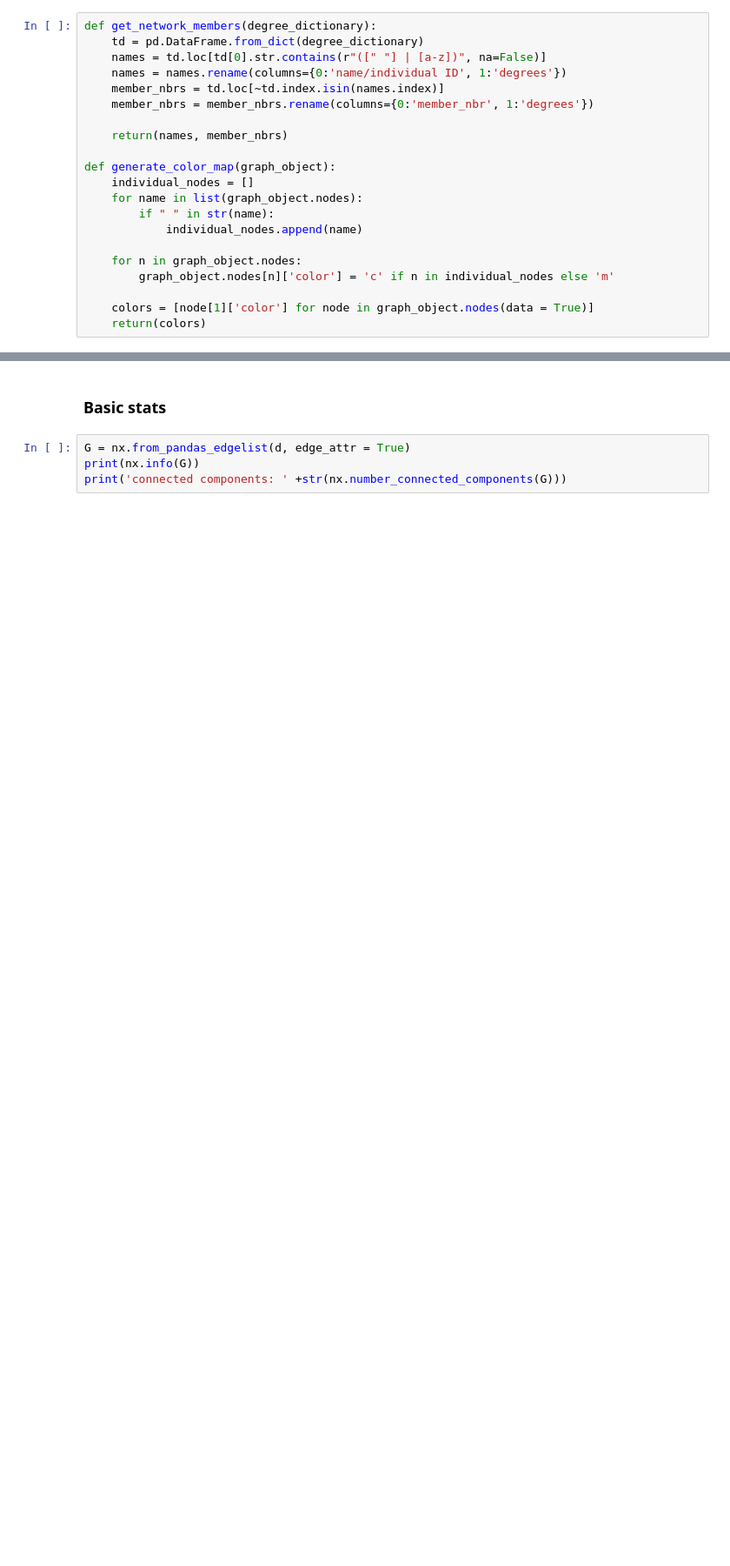
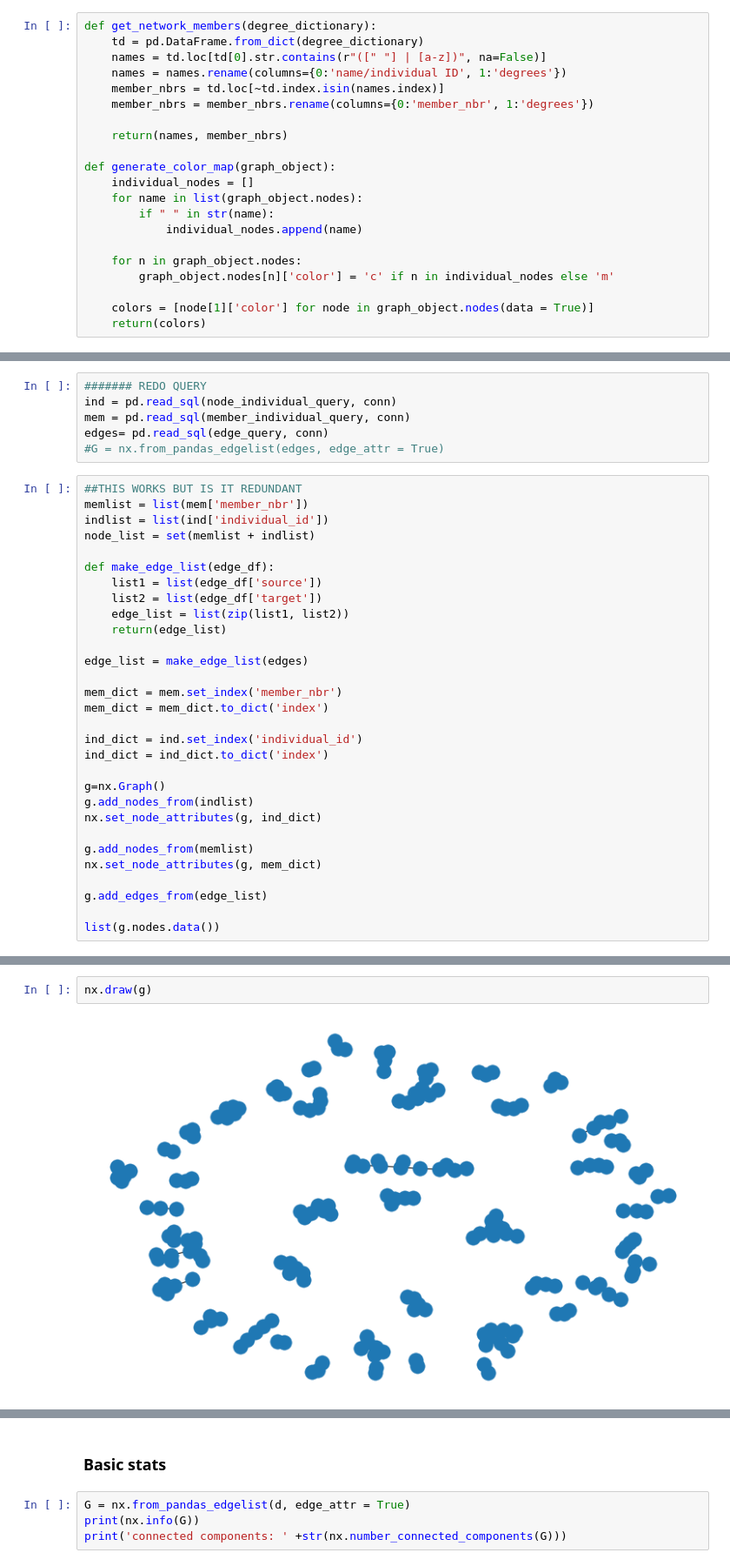
Before and after one commit to w-schw/CU-member-networks, a Jupyter notebook: Member network development.ipynb, the cells around one changed output, grey strips where cells are left out. Shown at 87% size. Cells and saved outputs as stored; diff of their text form; blank space fills up the shorter version.

Commit message:
Rewrote queries, graph generation

```diff
--- a/Member network development.ipynb
+++ b/Member network development.ipynb
@@ -107,0 +105,36 @@ attributes
+# %%
+####### REDO QUERY
+ind = pd.read_sql(node_individual_query, conn)
+mem = pd.read_sql(member_individual_query, conn)
+edges= pd.read_sql(edge_query, conn)
+#G = nx.from_pandas_edgelist(edges, edge_attr = True)
+# %%
+##THIS WORKS BUT IS IT REDUNDANT
+memlist = list(mem['member_nbr'])
+indlist = list(ind['individual_id'])
+node_list = set(memlist + indlist)
+
+def make_edge_list(edge_df):
+    list1 = list(edge_df['source'])
+    list2 = list(edge_df['target'])
+    edge_list = list(zip(list1, list2))
+    return(edge_list)
+
+edge_list = make_edge_list(edges)
+
+mem_dict = mem.set_index('member_nbr')
+mem_dict = mem_dict.to_dict('index')
+
+ind_dict = ind.set_index('individual_id')
+ind_dict = ind_dict.to_dict('index')
+
+g=nx.Graph()
+g.add_nodes_from(indlist)
+nx.set_node_attributes(g, ind_dict)
+
+g.add_nodes_from(memlist)
+nx.set_node_attributes(g, mem_dict)
+
+g.add_edges_from(edge_list)
+
+list(g.nodes.data())
@@ -107,0 +159,4 @@ attributes
+# %%
+nx.draw(g)
+# %% [output]
+[figure, added]
```
Also changed, not shown: parts of 20 cells of this notebook.
